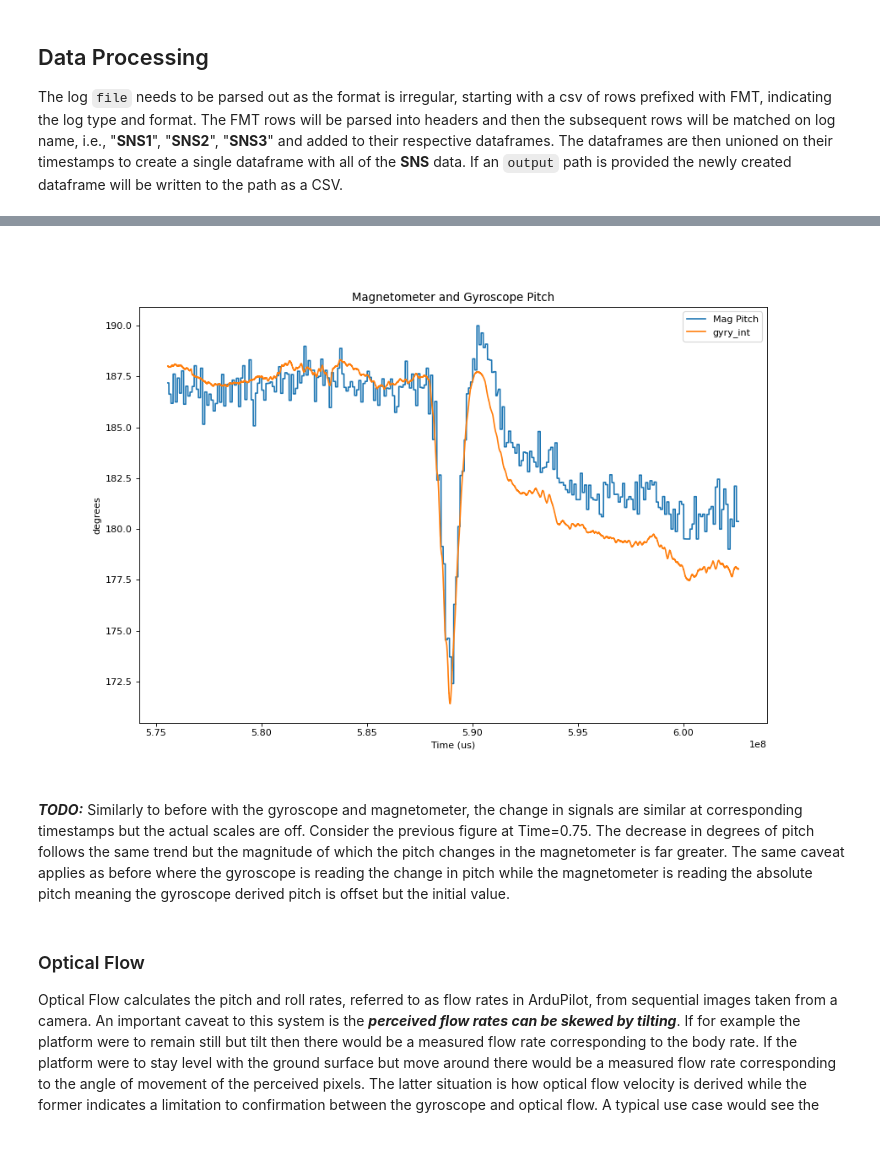
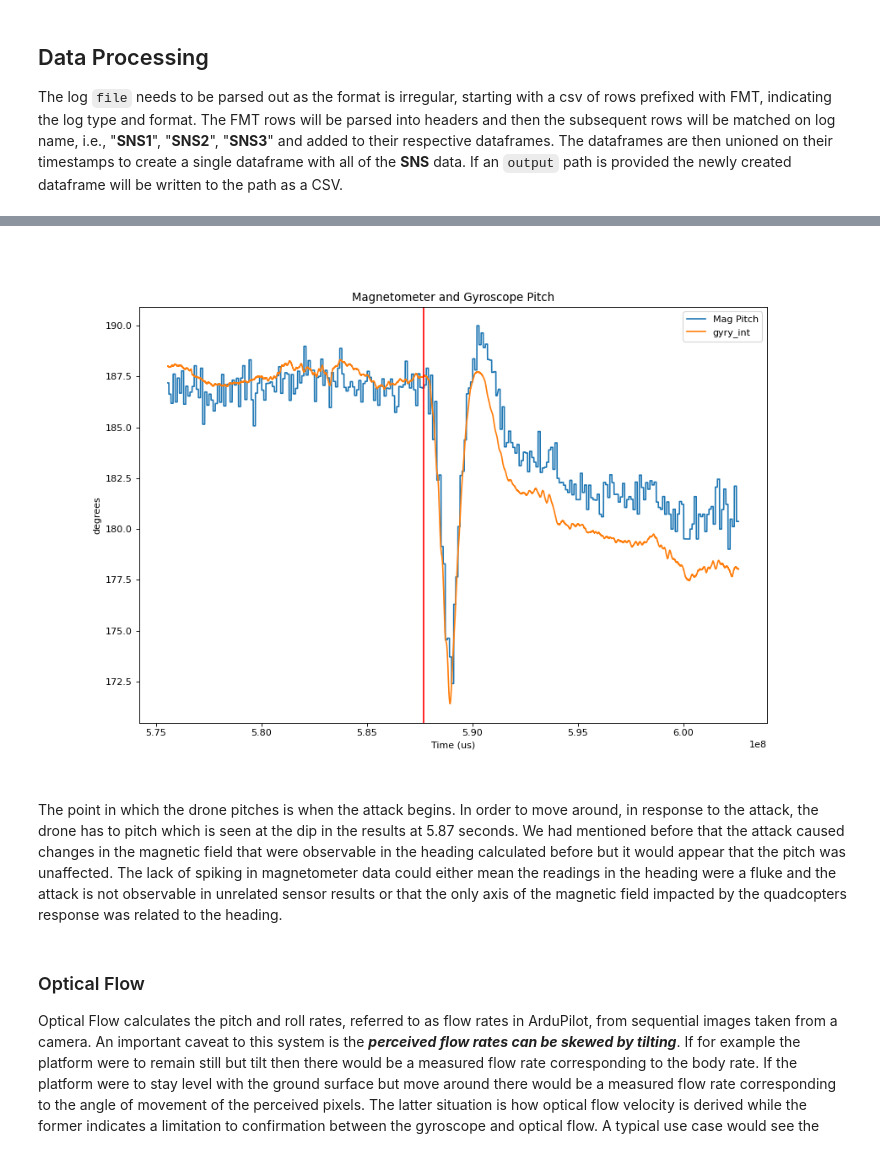
Before and after one commit to BaileySri/Practical-Software-Defense-for-GPS-Spoofing-on-a-Hobby-UAV-Offline, a Jupyter notebook: notebooks/0.1-bks-attack-idle.ipynb, the cells around one changed output, grey strips where cells are left out. Saved outputs shown, nothing was run; the diff lists cells and outputs as text; code cells hidden in the pictures.

```diff
--- a/notebooks/0.1-bks-attack-idle.ipynb
+++ b/notebooks/0.1-bks-attack-idle.ipynb
@@ -155,16 +116,24 @@ and restrictions:
 # %%
 from confirmation.process import mag_to_pitch
 
 #Gyroscope pitch, same as before with heading
 gyr_pitch = trap_integrate(df.cUS / 1000000, df.gyry).apply(degrees).cumsum() % 360
 
 #Magnetometer pitch
 mag_pitch = mag_to_pitch(df.magz, df.magy, df.magx)
-simple_time_plot(df.TimeUS[1:], [mag_pitch[1:], (gyr_pitch+188)%360], ["us","degrees"], title="Magnetometer and Gyroscope Pitch")
+simple_time_plot(df.TimeUS[1:], [mag_pitch[1:], (gyr_pitch+188)%360], ["us","degrees"], title="Magnetometer and Gyroscope Pitch", atk=587680045)
 # %% [output]
-[figure, old version]
+[figure, new version]
 # %% [markdown]
-***TODO:*** Similarly to before with the gyroscope and magnetometer, the change in signals are similar at corresponding timestamps but the actual scales are off. Consider the previous figure at Time=0.75. The decrease in degrees of pitch follows the same trend but the magnitude of which the pitch changes in the magnetometer is far greater. The same caveat applies as before where the gyroscope is reading the change in pitch while the magnetometer is reading the absolute pitch meaning the gyroscope derived pitch is offset but the initial value.
+The point in which the drone pitches is when the attack begins. In order to
+move around, in response to the attack, the drone has to pitch which is
+seen at the dip in the results at 5.87 seconds. We had mentioned before that
+the attack caused changes in the magnetic field that were observable in the
+heading calculated before but it would appear that the pitch was unaffected.
+The lack of spiking in magnetometer data could either mean the readings in the
+heading were a fluke and the attack is not observable in unrelated sensor
+results or that the only axis of the magnetic field impacted by the quadcopters
+response was related to the heading.
 # %% [markdown]
 ### Optical Flow
 Optical Flow calculates the pitch and roll rates, referred to as flow rates in
```
Also changed, not shown: parts of 20 cells of this notebook, 4 other files.
